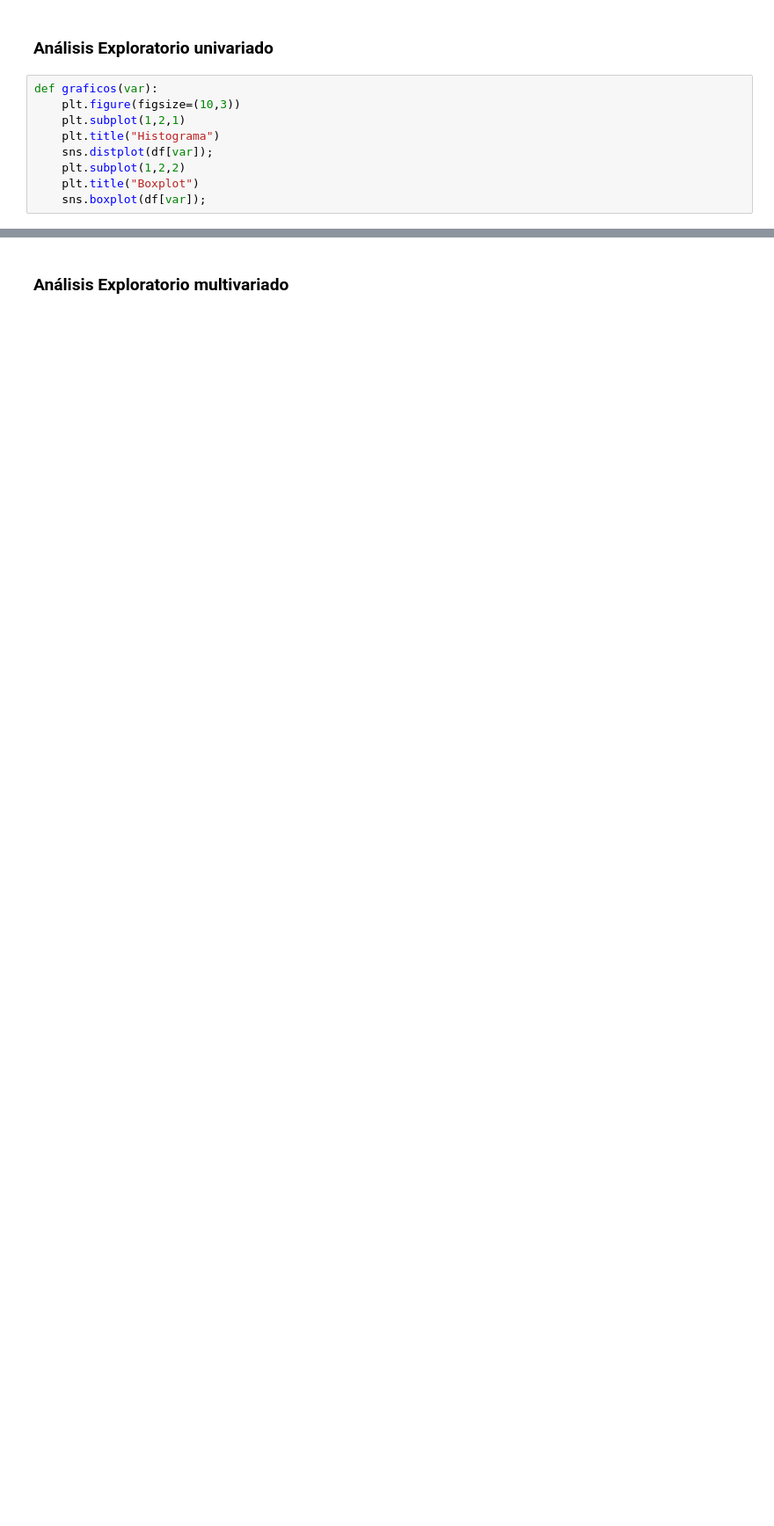
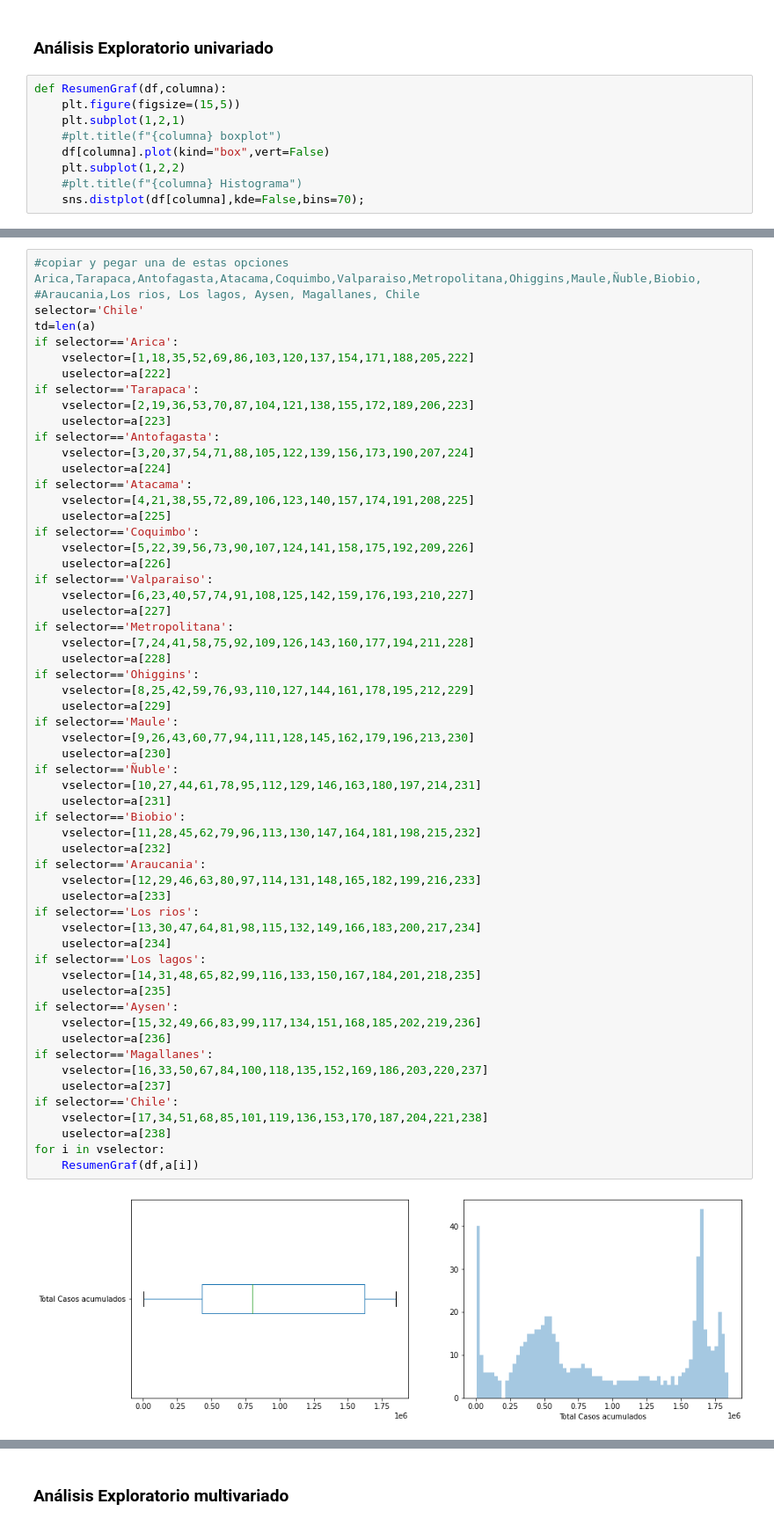
Before and after one commit to electronmaxi/Proyecto-IA, a Jupyter notebook: ProyectoIA.ipynb, the cells around one changed output, grey strips where cells are left out. Shown: that part at 88% size. Saved outputs shown, nothing was run; the diff lists cells and outputs as text; blank space fills up the shorter version.

```diff
--- a/ProyectoIA.ipynb
+++ b/ProyectoIA.ipynb
@@ -163,11 +104,11 @@ df
 # %% [markdown]
 ### Análisis Exploratorio univariado
 # %%
-def graficos(var):
-    plt.figure(figsize=(10,3))
+def ResumenGraf(df,columna):
+    plt.figure(figsize=(15,5))
     plt.subplot(1,2,1)
-    plt.title("Histograma")
-    sns.distplot(df[var]);
+    #plt.title(f"{columna} boxplot")
+    df[columna].plot(kind="box",vert=False)
     plt.subplot(1,2,2)
-    plt.title("Boxplot")
-    sns.boxplot(df[var]);
+    #plt.title(f"{columna} Histograma")
+    sns.distplot(df[columna],kde=False,bins=70);
@@ -198,0 +138,60 @@ graficos("Caso total UCI")
+# %%
+#copiar y pegar una de estas opciones Arica,Tarapaca,Antofagasta,Atacama,Coquimbo,Valparaiso,Metropolitana,Ohiggins,Maule,Ñuble,Biobio,
+#Araucania,Los rios, Los lagos, Aysen, Magallanes, Chile
+selector='Chile'
+td=len(a)
+if selector=='Arica':
+    vselector=[1,18,35,52,69,86,103,120,137,154,171,188,205,222]
+    uselector=a[222]
+if selector=='Tarapaca':
+    vselector=[2,19,36,53,70,87,104,121,138,155,172,189,206,223]
+    uselector=a[223]
+if selector=='Antofagasta':
+    vselector=[3,20,37,54,71,88,105,122,139,156,173,190,207,224]
+    uselector=a[224]
+if selector=='Atacama':
+    vselector=[4,21,38,55,72,89,106,123,140,157,174,191,208,225]
+    uselector=a[225]
+if selector=='Coquimbo':
+    vselector=[5,22,39,56,73,90,107,124,141,158,175,192,209,226]
+    uselector=a[226]
+if selector=='Valparaiso':
+    vselector=[6,23,40,57,74,91,108,125,142,159,176,193,210,227]
+    uselector=a[227]
+if selector=='Metropolitana':
+    vselector=[7,24,41,58,75,92,109,126,143,160,177,194,211,228]
+    uselector=a[228]
+if selector=='Ohiggins':
+    vselector=[8,25,42,59,76,93,110,127,144,161,178,195,212,229]
+    uselector=a[229]
+if selector=='Maule':
+    vselector=[9,26,43,60,77,94,111,128,145,162,179,196,213,230]
+    uselector=a[230]
+if selector=='Ñuble':
+    vselector=[10,27,44,61,78,95,112,129,146,163,180,197,214,231]
+    uselector=a[231]
+if selector=='Biobio':
+    vselector=[11,28,45,62,79,96,113,130,147,164,181,198,215,232]
+    uselector=a[232]
+if selector=='Araucania':
+    vselector=[12,29,46,63,80,97,114,131,148,165,182,199,216,233]
+    uselector=a[233]
+if selector=='Los rios':
+    vselector=[13,30,47,64,81,98,115,132,149,166,183,200,217,234]
+    uselector=a[234]
+if selector=='Los lagos':
+    vselector=[14,31,48,65,82,99,116,133,150,167,184,201,218,235]
+    uselector=a[235]
+if selector=='Aysen':
+    vselector=[15,32,49,66,83,99,117,134,151,168,185,202,219,236]
+    uselector=a[236]
+if selector=='Magallanes':
+    vselector=[16,33,50,67,84,100,118,135,152,169,186,203,220,237]
+    uselector=a[237]
+if selector=='Chile':
+    vselector=[17,34,51,68,85,101,119,136,153,170,187,204,221,238]
+    uselector=a[238]
+for i in vselector:
+    ResumenGraf(df,a[i])
+# %% [output]
+[figure, added]
```
Also changed, not shown: parts of 44 cells of this notebook, 13 other files.
